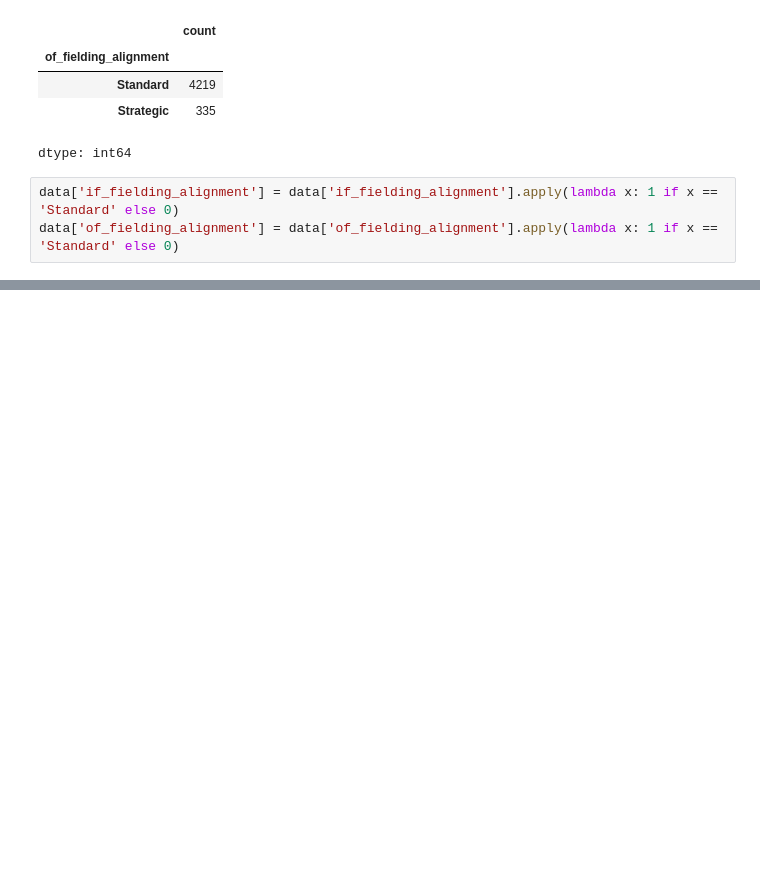
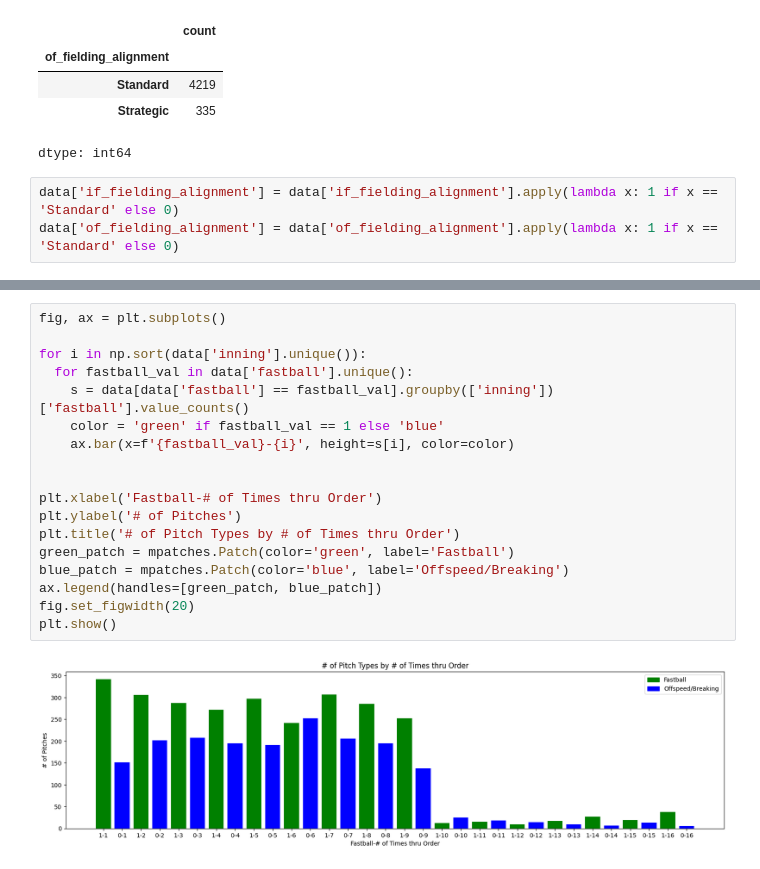
Before and after one commit to hdjwis/FastballPrediction, a Jupyter notebook: FastballPrediction.ipynb, the cells around one changed output, grey strips where cells are left out. Drawn from its saved outputs; the diff is of its cells as text; blank space fills up the shorter version.

```diff
--- a/FastballPrediction.ipynb
+++ b/FastballPrediction.ipynb
@@ -158,0 +340,20 @@ data['of_fielding_alignment'] = data['of_fielding_alignment'].apply(lambda x: 1
+# %%
+fig, ax = plt.subplots()
+
+for i in np.sort(data['inning'].unique()):
+  for fastball_val in data['fastball'].unique():
+    s = data[data['fastball'] == fastball_val].groupby(['inning'])['fastball'].value_counts()
+    color = 'green' if fastball_val == 1 else 'blue'
+    ax.bar(x=f'{fastball_val}-{i}', height=s[i], color=color)
+
+
+plt.xlabel('Fastball-# of Times thru Order')
+plt.ylabel('# of Pitches')
+plt.title('# of Pitch Types by # of Times thru Order')
+green_patch = mpatches.Patch(color='green', label='Fastball')
+blue_patch = mpatches.Patch(color='blue', label='Offspeed/Breaking')
+ax.legend(handles=[green_patch, blue_patch])
+fig.set_figwidth(20)
+plt.show()
+# %% [output]
+[figure, added]
```
Also changed, not shown: parts of 18 cells of this notebook.
